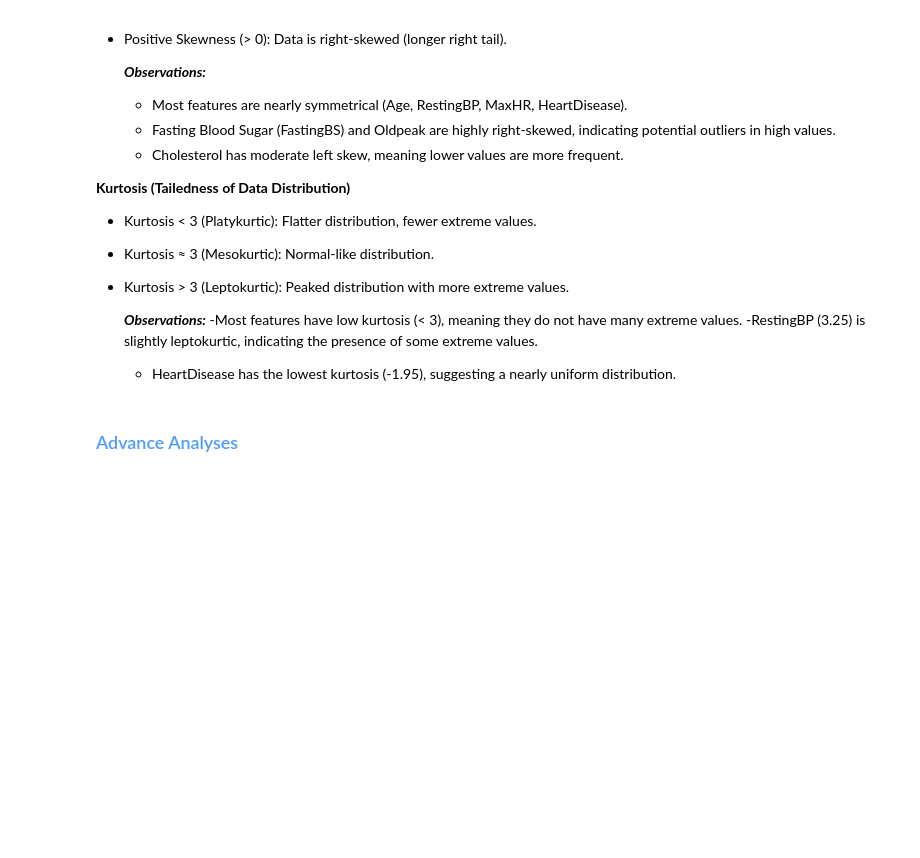
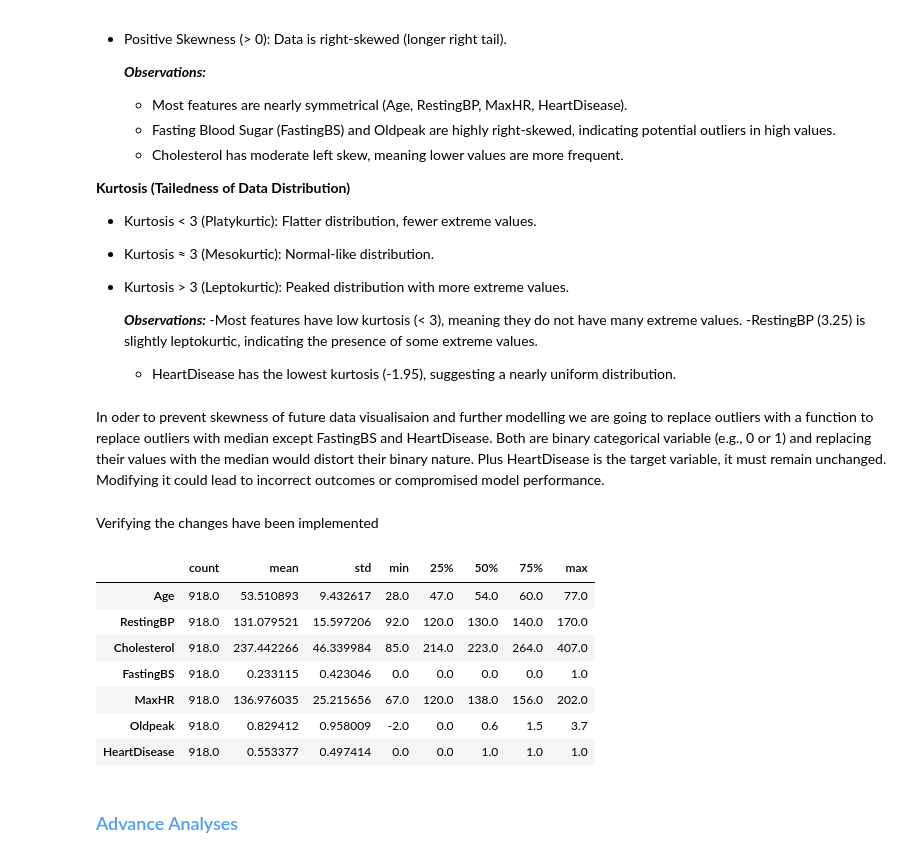
Before and after one commit to Iqra-qbl/Heart-Failure-Risk-Analysis, a Jupyter notebook: jupyter_notebooks/1.ETL.ipynb, the cells around one changed output. Cells and saved outputs as stored; diff of their text form; code cells hidden in the pictures; blank space fills up the shorter version.

Commit message:
Uploading a completed and working data visualisation jupyter notebook

```diff
--- a/jupyter_notebooks/1.ETL.ipynb
+++ b/jupyter_notebooks/1.ETL.ipynb
@@ -305,3 +305,5 @@ Skewness and Kurtosis for Numerical Features
      -Most features have low kurtosis (< 3), meaning they do not have many extreme values.
      -RestingBP (3.25) is slightly leptokurtic, indicating the presence of some extreme values.
      - HeartDisease has the lowest kurtosis (-1.95), suggesting a nearly uniform distribution.
+# %% [markdown]
+In oder to prevent skewness of future data visualisaion and further modelling we are going to replace outliers with a function to replace outliers with median except FastingBS and HeartDisease. Both are binary categorical variable (e.g., 0 or 1) and replacing their values with the median would distort their binary nature. Plus HeartDisease is the target variable, it must remain unchanged. Modifying it could lead to incorrect outcomes or compromised model performance.
@@ -308,3 +324,16 @@ Skewness and Kurtosis for Numerical Features
+# %% [markdown]
+Verifying the changes have been implemented
+# %%
+df.describe().T
+# %% [output]
+|  | count | mean | std | min | 25% | 50% | 75% | max |
+| Age | 918.0 | 53.510893 | 9.432617 | 28.0 | 47.0 | 54.0 | 60.0 | 77.0 |
+| RestingBP | 918.0 | 131.079521 | 15.597206 | 92.0 | 120.0 | 130.0 | 140.0 | 170.0 |
+| Cholesterol | 918.0 | 237.442266 | 46.339984 | 85.0 | 214.0 | 223.0 | 264.0 | 407.0 |
+| FastingBS | 918.0 | 0.233115 | 0.423046 | 0.0 | 0.0 | 0.0 | 0.0 | 1.0 |
+| MaxHR | 918.0 | 136.976035 | 25.215656 | 67.0 | 120.0 | 138.0 | 156.0 | 202.0 |
+| Oldpeak | 918.0 | 0.829412 | 0.958009 | -2.0 | 0.0 | 0.6 | 1.5 | 3.7 |
+| HeartDisease | 918.0 | 0.553377 | 0.497414 | 0.0 | 0.0 | 1.0 | 1.0 | 1.0 |
 # %% [markdown]
 <h3 style='color:#4e9bf8;'>Advance Analyses</h3>
 # %% [markdown]
```
Also changed, not shown: parts of 6 cells of this notebook, 3 other files.
